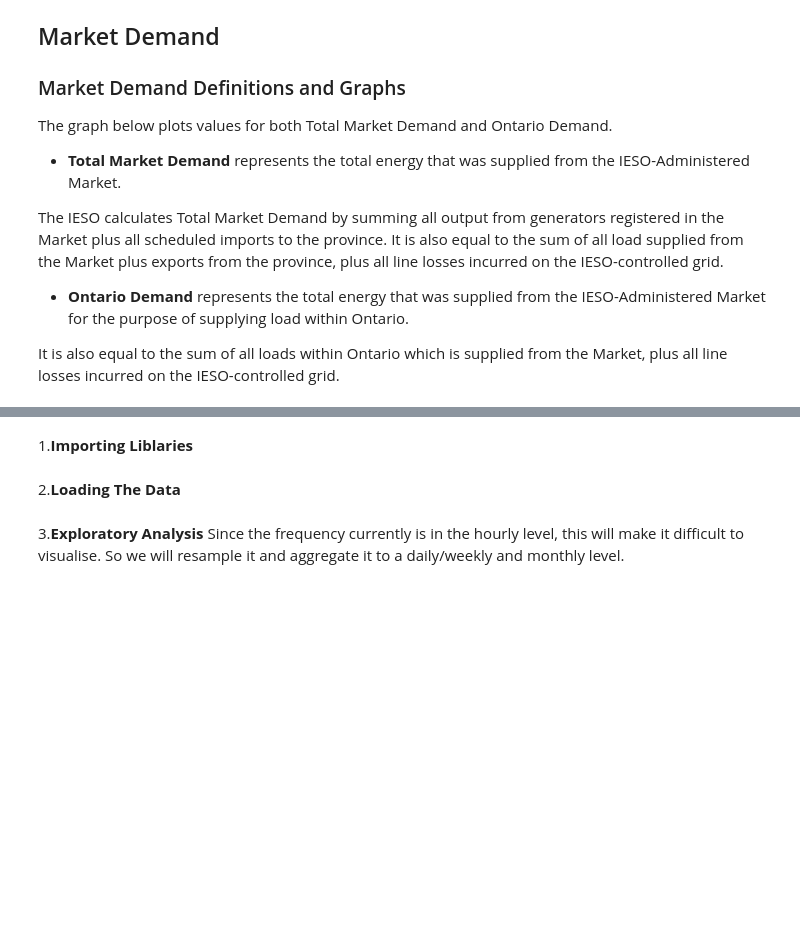
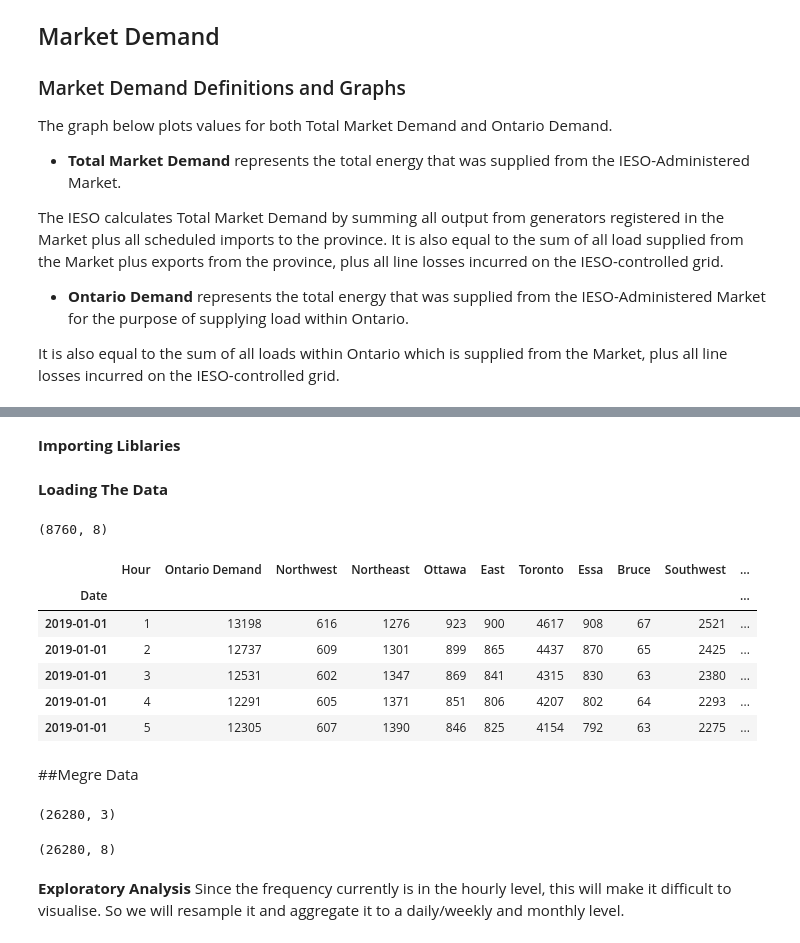
Before and after one commit to janosepah/ML_Project, a Jupyter notebook: Final_Project.ipynb, the cells around one changed output, grey strips where cells are left out. Drawn from its saved outputs; the diff is of its cells as text; code cells hidden in the pictures; blank space fills up the shorter version.

```diff
--- a/Final_Project.ipynb
+++ b/Final_Project.ipynb
@@ -44,5 +22,5 @@ It is also equal to the sum of all loads within Ontario which is supplied from t
 # %% [markdown]
-1.**Importing Liblaries**
+**Importing Liblaries**
 # %%
 import pandas as pd
 import numpy as np
@@ -59,18 +37,19 @@ plt.rcParams['xtick.labelsize'] = 14
 plt.rcParams['ytick.labelsize'] = 14
 plt.rcParams['axes.labelsize'] = 14
 # %% [markdown]
-2.**Loading The Data**
+**Loading The Data**
 # %%
 # Load Data
 Data_Path = 'https://raw.githubusercontent.com/janosepah/ML_Project/master/Data/'
+
 # Demand
 Demand_2017 = pd.read_csv(Data_Path + 'PUB_Demand_2017.csv', parse_dates=['Date'])
 Demand_2017.set_index(['Date'], inplace=True)
 Demand_2017.head()
 Demand_2017.shape
 
-Demand_2018 = pd.read_csv(Data_Path + 'PUB_Demand_2018.csv', parse_dates=['Date'])
-Demand_2018.set_index(['Date'], inplace=True)
+Demand_2018 = pd.read_csv(Data_Path + 'PUB_Demand_2018.csv', parse_dates=['date'])
+Demand_2018.set_index(['date'], inplace=True)
 Demand_2018.head()
 Demand_2018.shape
 
@@ -78,7 +57,6 @@ Demand_2019 = pd.read_csv(Data_Path + 'PUB_Demand_2019.csv', parse_dates=['Date'
 Demand_2019.set_index(['Date'], inplace=True)
 Demand_2019.head()
 Demand_2019.shape
-
 
 # Supply
 Supply_2017 = pd.read_csv(Data_Path + '2017_Hourly_Output.csv', parse_dates=['Date'])
@@ -95,8 +73,65 @@ Supply_2019 = pd.read_csv(Data_Path + '2019_Hourly_Output.csv', parse_dates=['Da
 Supply_2019.set_index(['Date'], inplace=True)
 Supply_2019.head()
 Supply_2019.shape
+
+# Industry
+Industrial_2019 =pd.read_csv(Data_Path + 'Industrial_Load_2019.csv', parse_dates=['DeliveryDate'])
+Industrial_2019.set_index(['DeliveryDate'], inplace=True)
+Industrial_2019.head()
+
+Industrial_2018 =pd.read_csv(Data_Path + 'Industrial_Load_2018.csv', parse_dates=['DeliveryDate'])
+Industrial_2018.set_index(['DeliveryDate'], inplace=True)
+Industrial_2018.head()
+
+Industrial_2017 =pd.read_csv(Data_Path + 'Industrial_Load_2017.csv', parse_dates=['DeliveryDate'])
+Industrial_2017.set_index(['DeliveryDate'], inplace=True)
+Industrial_2017.head()
+
+# DemandZonal
+DemandZonal_2017 =pd.read_csv(Data_Path + 'PUB_DemandZonal_2017.csv', parse_dates=['Date'])
+DemandZonal_2017.set_index(['Date'], inplace=True)
+DemandZonal_2017.head()
+
+DemandZonal_2018 =pd.read_csv(Data_Path + 'PUB_DemandZonal_2018.csv', parse_dates=['Date'])
+DemandZonal_2018.set_index(['Date'], inplace=True)
+DemandZonal_2018.head()
+
+DemandZonal_2019 =pd.read_csv(Data_Path + 'PUB_DemandZonal_2019.csv', parse_dates=['Date'])
+DemandZonal_2019.set_index(['Date'], inplace=True)
+DemandZonal_2019.head()
+# %% [output]
+(8760, 8)
+# %%
+# DemandZonal
+DemandZonal_2019 =pd.read_csv(Data_Path + 'PUB_DemandZonal_2019.csv', parse_dates=['Date'])
+DemandZonal_2019.set_index(['Date'], inplace=True)
+DemandZonal_2019.head()
+# %% [output]
+|  | Hour | Ontario Demand | Northwest | Northeast | Ottawa | East | Toronto | Essa | Bruce | Southwest | ... |
+| Date |  |  |  |  |  |  |  |  |  |  | ... |
+| 2019-01-01 | 1 | 13198 | 616 | 1276 | 923 | 900 | 4617 | 908 | 67 | 2521 | ... |
+| 2019-01-01 | 2 | 12737 | 609 | 1301 | 899 | 865 | 4437 | 870 | 65 | 2425 | ... |
+| 2019-01-01 | 3 | 12531 | 602 | 1347 | 869 | 841 | 4315 | 830 | 63 | 2380 | ... |
+| 2019-01-01 | 4 | 12291 | 605 | 1371 | 851 | 806 | 4207 | 802 | 64 | 2293 | ... |
+| 2019-01-01 | 5 | 12305 | 607 | 1390 | 846 | 825 | 4154 | 792 | 63 | 2275 | ... |
+# %% [markdown]
+##Megre Data
+# %%
+# Demand
+AllDemand= Demand_2017.append(Demand_2018)
+AllDemand= AllDemand.append(Demand_2019)
+AllDemand.shape
+# %% [output]
+(26280, 3)
+# %%
+# Supply
+AllSupply= Supply_2017.append(Supply_2018)
+AllSupply= AllSupply.append(Supply_2019)
+AllSupply.shape
+# %% [output]
+(26280, 8)
 # %% [markdown]
-3.**Exploratory Analysis**
+**Exploratory Analysis**
 Since the frequency currently is in the hourly level, this will make it difficult to visualise. So we will resample it and aggregate it to a daily/weekly and monthly level.
 # %%
 hourly_data = Demand['Ontario Demand'].resample('MS').mean().bfill()
```
Also changed, not shown: parts of 13 cells of this notebook.
